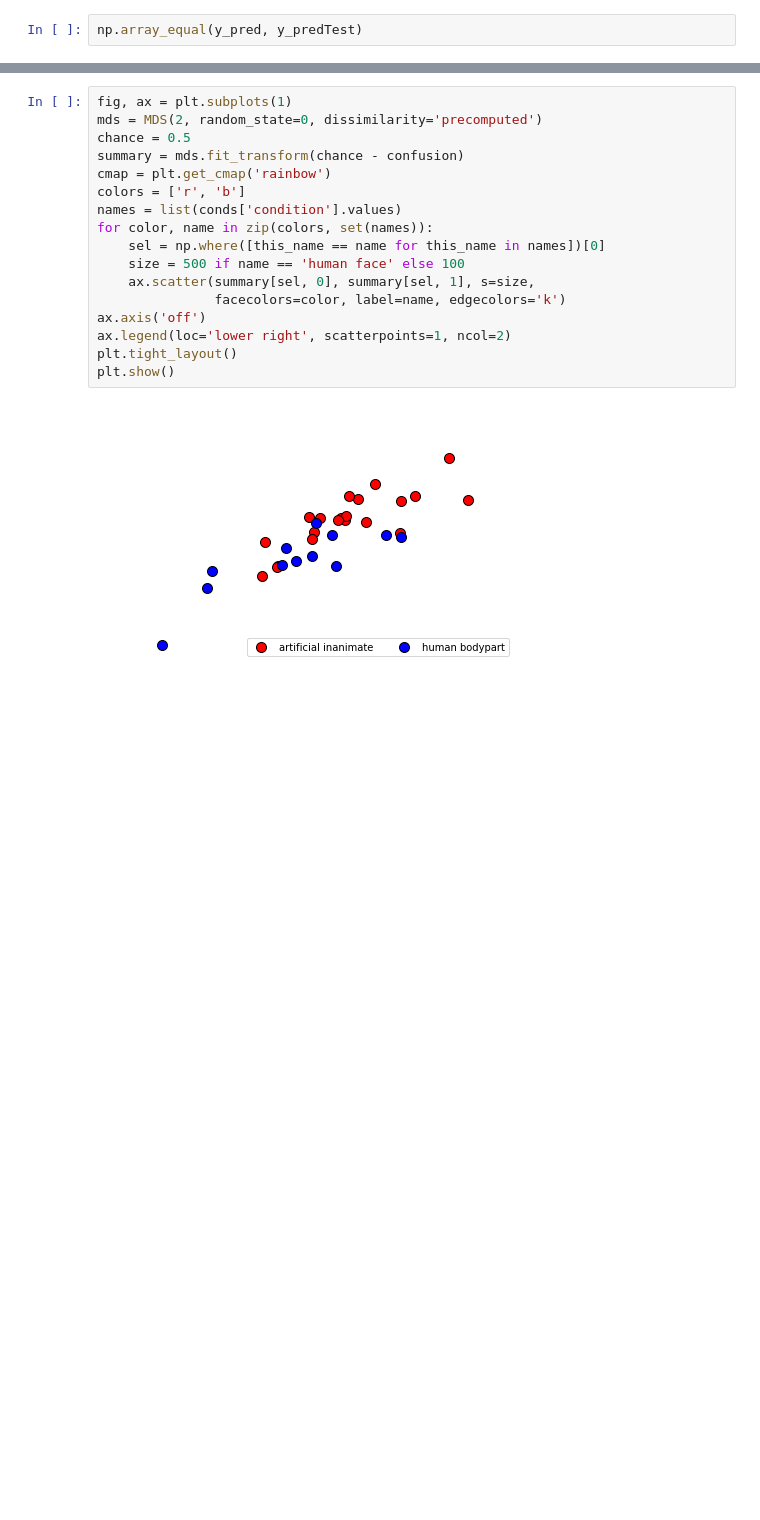
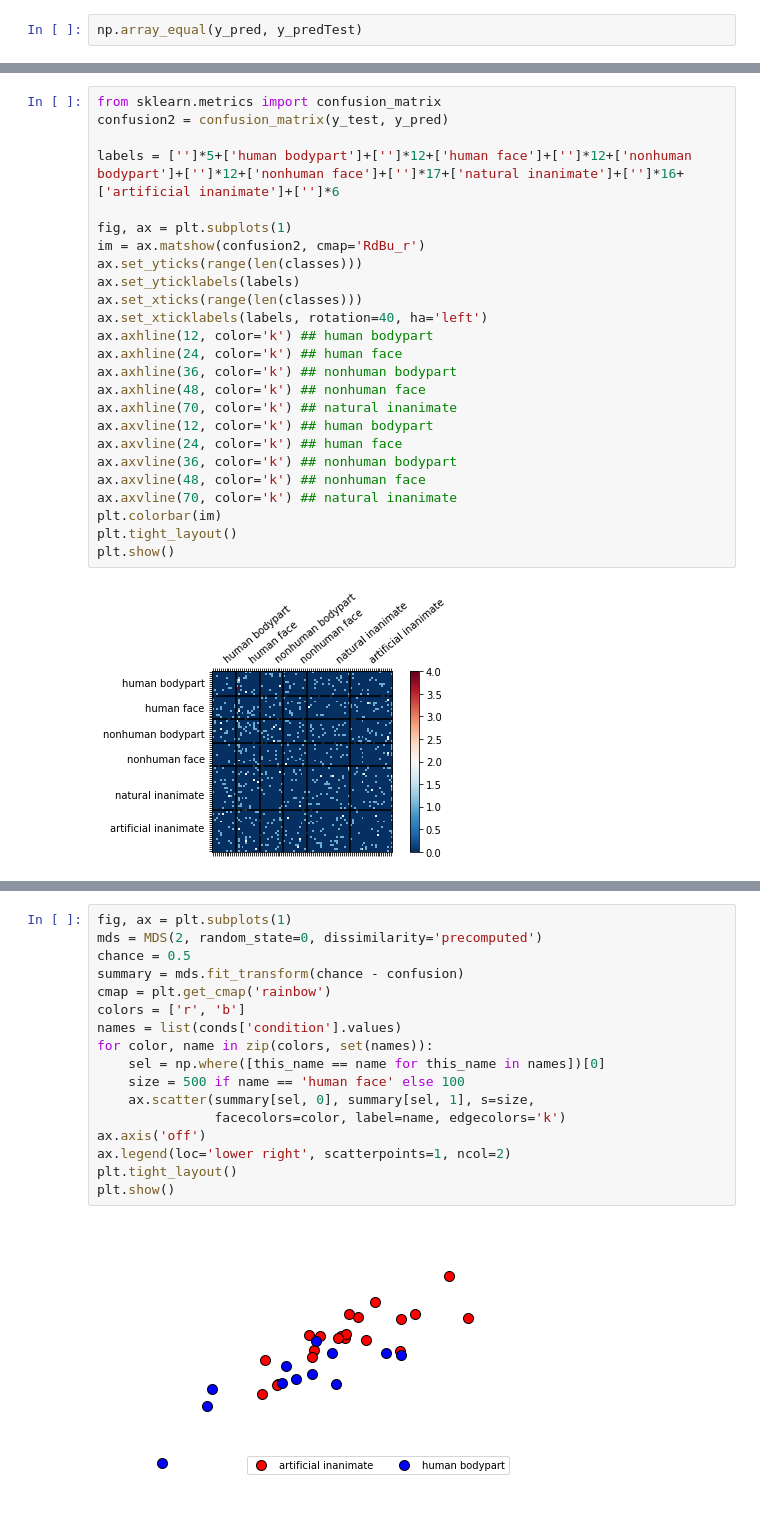
Before and after one commit to josh711/VisualObjects, a Jupyter notebook: decoding_rsa.ipynb, the cells around one changed output, grey strips where cells are left out. Saved outputs shown, nothing was run; the diff lists cells and outputs as text; blank space fills up the shorter version.

```diff
--- a/decoding_rsa.ipynb
+++ b/decoding_rsa.ipynb
@@ -195,0 +200,27 @@ plt.show()
+# %%
+from sklearn.metrics import confusion_matrix
+confusion2 = confusion_matrix(y_test, y_pred)
+
+labels = ['']*5+['human bodypart']+['']*12+['human face']+['']*12+['nonhuman bodypart']+['']*12+['nonhuman face']+['']*17+['natural inanimate']+['']*16+['artificial inanimate']+['']*6
+
+fig, ax = plt.subplots(1)
+im = ax.matshow(confusion2, cmap='RdBu_r')
+ax.set_yticks(range(len(classes)))
+ax.set_yticklabels(labels)
+ax.set_xticks(range(len(classes)))
+ax.set_xticklabels(labels, rotation=40, ha='left')
+ax.axhline(12, color='k') ## human bodypart
+ax.axhline(24, color='k') ## human face
+ax.axhline(36, color='k') ## nonhuman bodypart
+ax.axhline(48, color='k') ## nonhuman face
+ax.axhline(70, color='k') ## natural inanimate
+ax.axvline(12, color='k') ## human bodypart
+ax.axvline(24, color='k') ## human face
+ax.axvline(36, color='k') ## nonhuman bodypart
+ax.axvline(48, color='k') ## nonhuman face
+ax.axvline(70, color='k') ## natural inanimate
+plt.colorbar(im)
+plt.tight_layout()
+plt.show()
+# %% [output]
+[figure, added]
```
Also changed, not shown: parts of 12 cells of this notebook.
